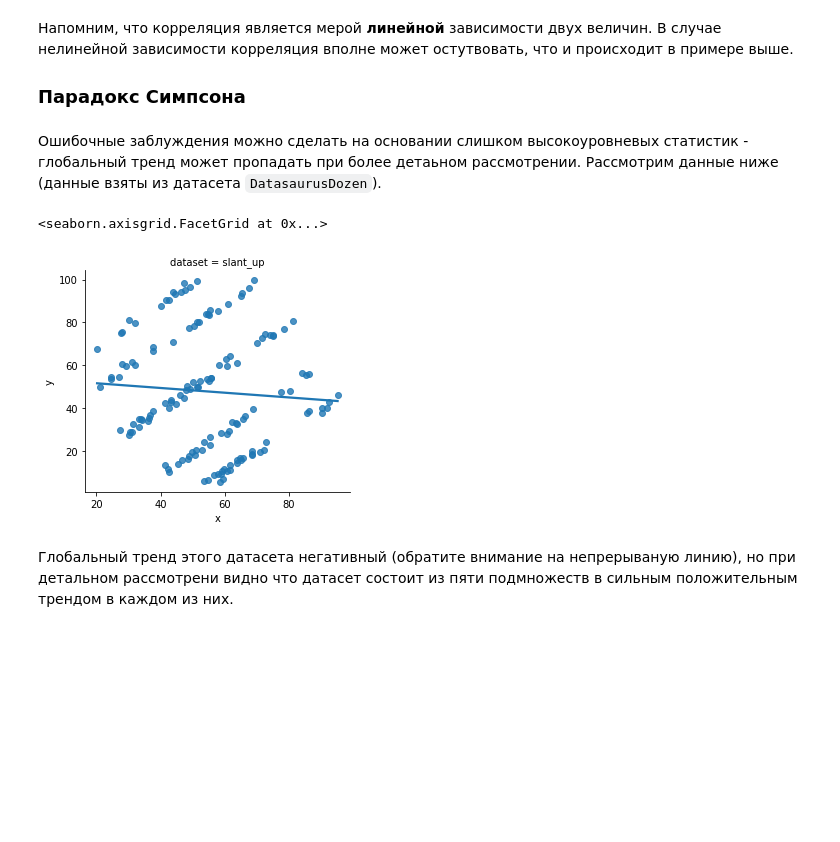
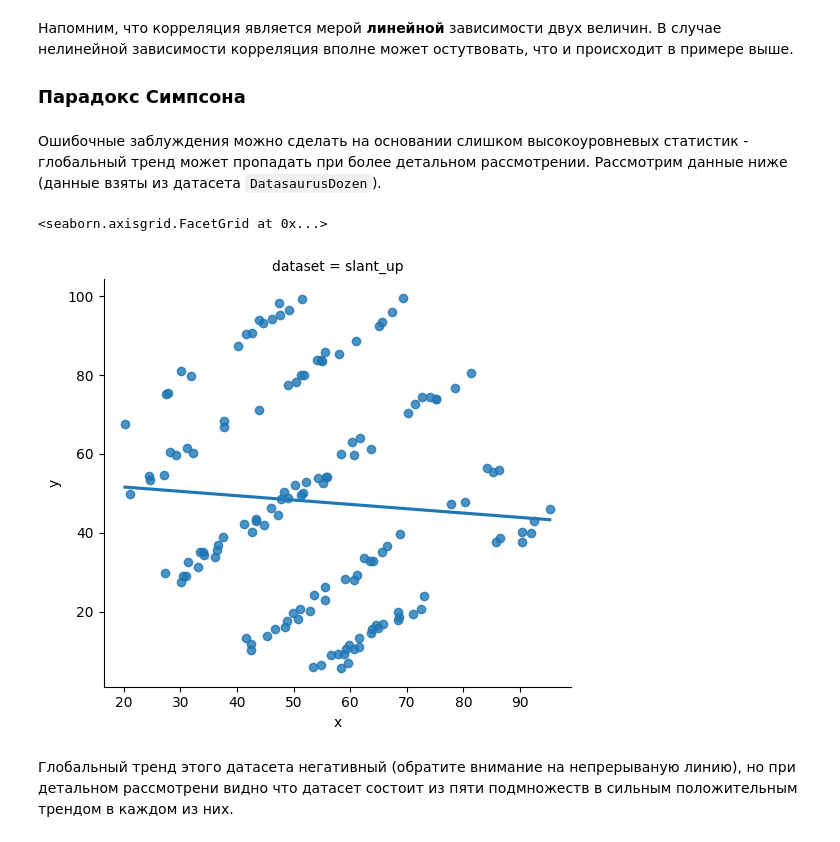
Before and after one commit to mozgit/From-Stats-to-ML, a Jupyter notebook: Лекция_2_Статистика.ipynb, the cells around one changed output. Drawn from its saved outputs; the diff is of its cells as text; code cells hidden in the pictures; blank space fills up the shorter version.

```diff
--- a/Лекция_2_Статистика.ipynb
+++ b/Лекция_2_Статистика.ipynb
@@ -576,16 +580,16 @@ plt.legend()
 
 ### Парадокс Симпсона
 # %% [markdown]
-Ошибочные заблуждения можно сделать на основании слишком высокоуровневых статистик - глобальный тренд может пропадать при более детаьном рассмотрении. Рассмотрим данные ниже (данные взяты из датасета `DatasaurusDozen`).
+Ошибочные заблуждения можно сделать на основании слишком высокоуровневых статистик - глобальный тренд может пропадать при более детальном рассмотрении. Рассмотрим данные ниже (данные взяты из датасета `DatasaurusDozen`).
 # %%
 import pandas as pd
 import seaborn as sns
 dt= pd.read_csv('DatasaurusDozen.tsv', sep='\t')
 sns.lmplot(x="x", y="y", col="dataset", hue="dataset", data=dt.loc[dt['dataset']=='slant_up'],
-           col_wrap=4, ci=None, size=4)
+           col_wrap=4, ci=None)
 # %% [output]
 <seaborn.axisgrid.FacetGrid at 0x...>
-[figure, old version]
+[figure, new version]
 # %% [markdown]
 Глобальный тренд этого датасета негативный (обратите внимание на непрерываную линию), но при детальном рассмотрени видно что датасет состоит из пяти подмножеств в сильным положительным трендом в каждом из них.
 # %% [markdown]
```
Also changed, not shown: parts of 20 cells of this notebook, 9 other files.
